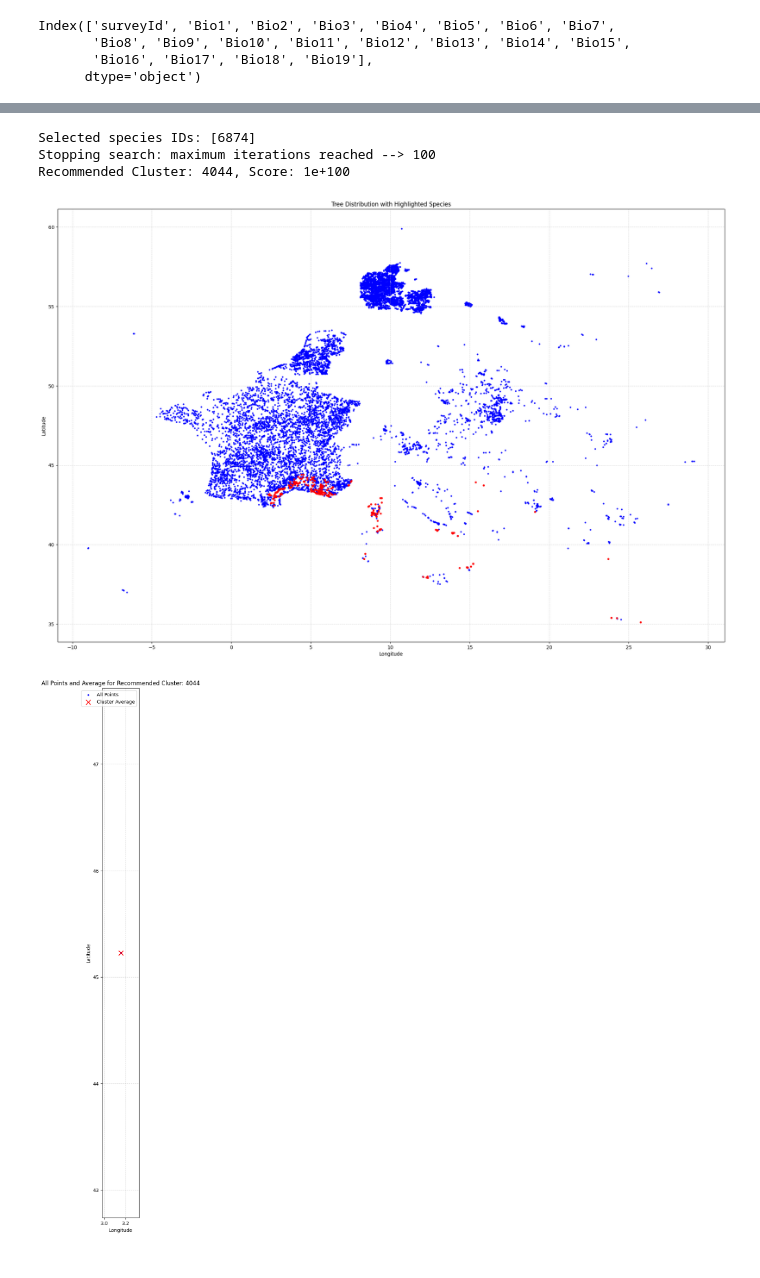
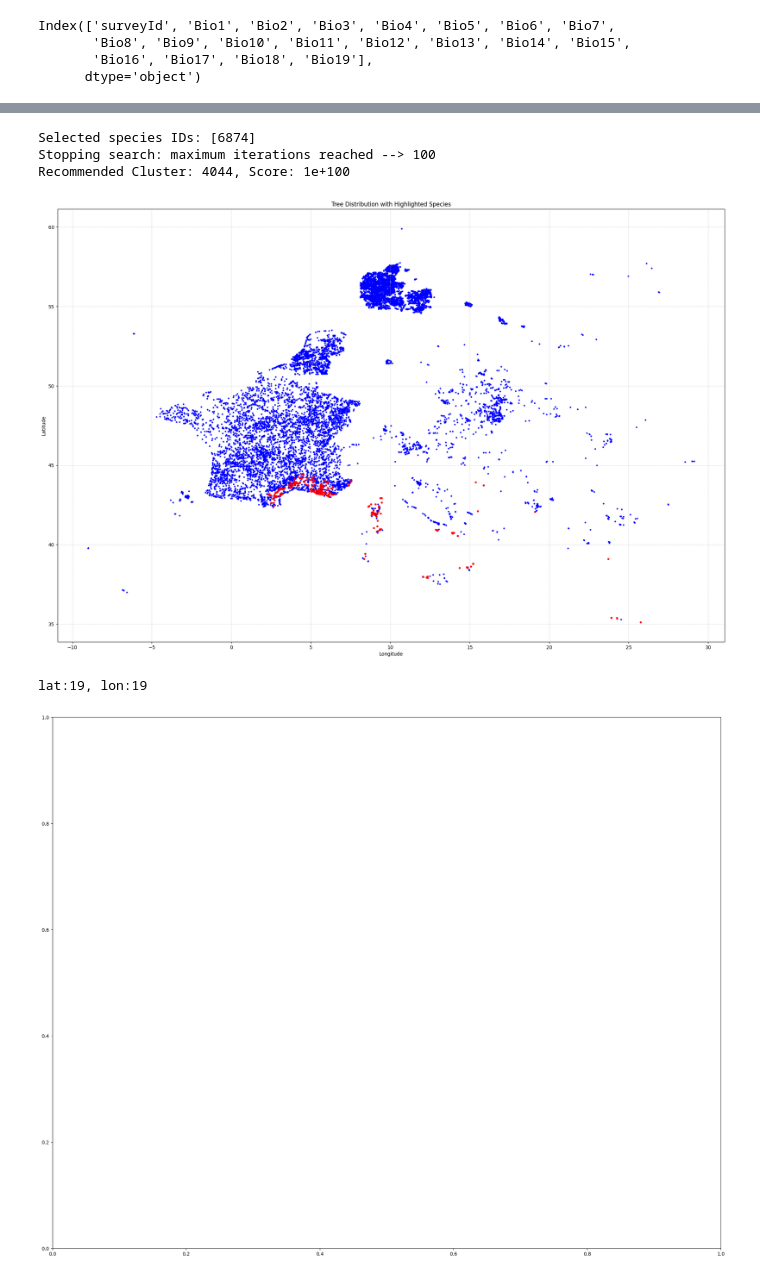
Before and after one commit to debuganagha/My-AQI-Trees-Project, a Jupyter notebook: species.ipynb, the cells around one changed output, grey strips where cells are left out. Saved outputs shown, nothing was run; the diff lists cells and outputs as text; code cells hidden in the pictures.

```diff
--- a/species.ipynb
+++ b/species.ipynb
@@ -92,80 +94,51 @@ def plot_species_distribution(merged_data, species_ids, recommended_cluster=None
 # Function to plot only the recommended cluster with all its coordinates
 import ast  # To safely evaluate the string as a Python expression
 
-def plot_recommended_cluster(merged_data, recommended_cluster):
-    # Filter the data for the specified cluster
+def plot_recommended_cluster(merged_data, species_ids, recommended_cluster):
+    # Filter the DataFrame for the recommended cluster
     cluster_data = merged_data[merged_data['cluster'] == recommended_cluster]
 
-    if not cluster_data.empty:
-        # Initialize lists to store all longitude and latitude coordinates
-        all_longitudes = []
-        all_latitudes = []
+    # Set up the plot
+    fig, ax = plt.subplots(figsize=(25, 20))
 
-        # Loop through each row to parse and collect all coordinates
-        for index, row in cluster_data.iterrows():
-            # Use ast.literal_eval to safely parse the string representation of lists
-            lon_list = ast.literal_eval(row['coordinates_lon'])
-            lat_list = ast.literal_eval(row['coordinates_lat'])
+    # Plot all points in the cluster
+    for index, row in cluster_data.iterrows():
+        # Convert string representations of lists into actual lists
+        lon_list = np.array(eval(row['coordinates_lon']))
+        lat_list = np.array(eval(row['coordinates_lat']))
 
-            # Append all values to the respective lists
-            all_longitudes.extend(lon_list)
-            all_latitudes.extend(lat_list)
-
-        # Create a GeoDataFrame for all points in the cluster
-        all_points_geometry = gpd.points_from_xy(all_longitudes, all_latitudes)
-        gdf_all_points = gpd.GeoDataFrame(geometry=all_points_geometry)
-
-        # Create a GeoDataFrame for the cluster average point
-        average_point_geometry = gpd.points_from_xy([cluster_data['average_lon'].iloc[0]],
-                                                    [cluster_data['average_lat'].iloc[0]])
-        gdf_average_point = gpd.GeoDataFrame(geometry=average_point_geometry)
-
-        # Set up the plot
-        fig, ax = plt.subplots(figsize=(25, 20))
-
-        # Plot all points in the cluster in blue
-        gdf_all_points.plot(ax=ax, marker='o', color='blue', markersize=5, label="All Points")
-
-        # Plot the cluster average in red
-        gdf_average_point.plot(ax=ax, marker='x', color='red', markersize=100, label="Cluster Average")
-
-        # Customize the plot
-        ax.grid(True, linestyle='--', alpha=0.5)  # Add grid with custom style
-        plt.title(f"All Points and Average for Recommended Cluster: {recommended_cluster}")
-        plt.xlabel("Longitude")
-        plt.ylabel("Latitude")
-        plt.legend()  # Add a legend to differentiate the points
-        plt.show()
-    else:
-        print(f"No data found for recommended cluster {recommended_cluster}.")
-
-
-
+        # Check if lengths match
+        if len(lon_list) != len(lat_list):
+            print(f"Warning: Mismatched lengths for cluster {recommended_cluster} at index {index}.")
+            continue  # Skip this row if lengths do not match
+        else:
+            print(f"lat:{len(lat_list)}, lon:{len(lon_list)}")
 
 # Main function to run the optimization process and plotting
 def main(merged_data, bioclimatic_data):
     user_input = input("Enter species IDs separated by commas: ")
     species_ids = [int(id.strip()) for id in user_input.split(',')]
 
     print(f"Selected species IDs: {species_ids}")
 
     # Optimize clusters based on selected species (currently not filtering by species; you can add this logic)
     recommended_cluster, score = optimize_clusters(merged_data, bioclimatic_data)
 
     print(f"Recommended Cluster: {recommended_cluster}, Score: {score}")
 
     # Plot distribution with highlighted species IDs and convex hull around the recommended cluster
     plot_species_distribution(merged_data, species_ids, recommended_cluster)
 
     # Plot only the recommended cluster with all its coordinates
-    plot_recommended_cluster(merged_data, recommended_cluster)
+    plot_recommended_cluster(merged_data, species_ids, recommended_cluster)
 
 # Example usage with your existing dataframes (replace with your actual data)
 if __name__ == "__main__":
     main(merged_data, bioclimatic_data)
 # %% [output]
 Selected species IDs: [6874]
 Stopping search: maximum iterations reached --> 100
 Recommended Cluster: 4044, Score: 1e+100
 [figure]
+lat:19, lon:19
-[figure, old version]
+[figure, new version]
```
Also changed, not shown: parts of 1 cell of this notebook, 2 other files.
